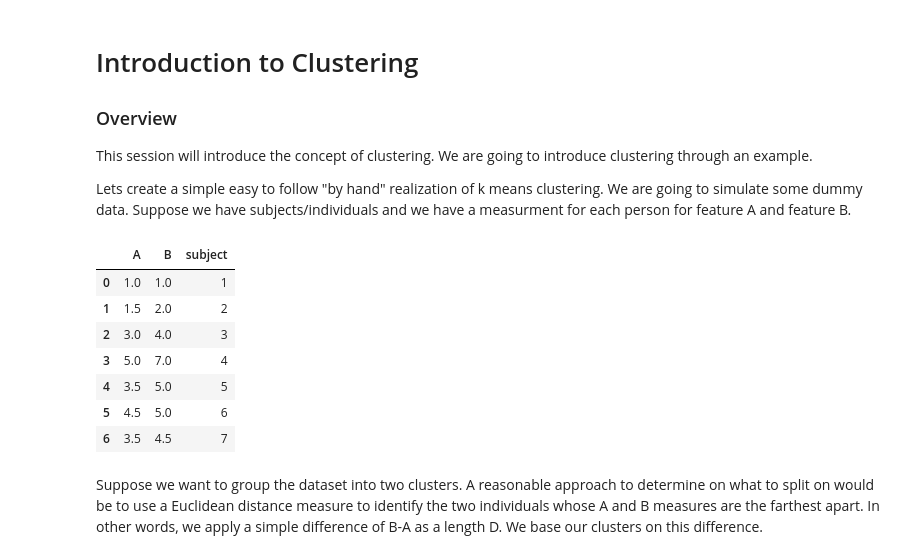
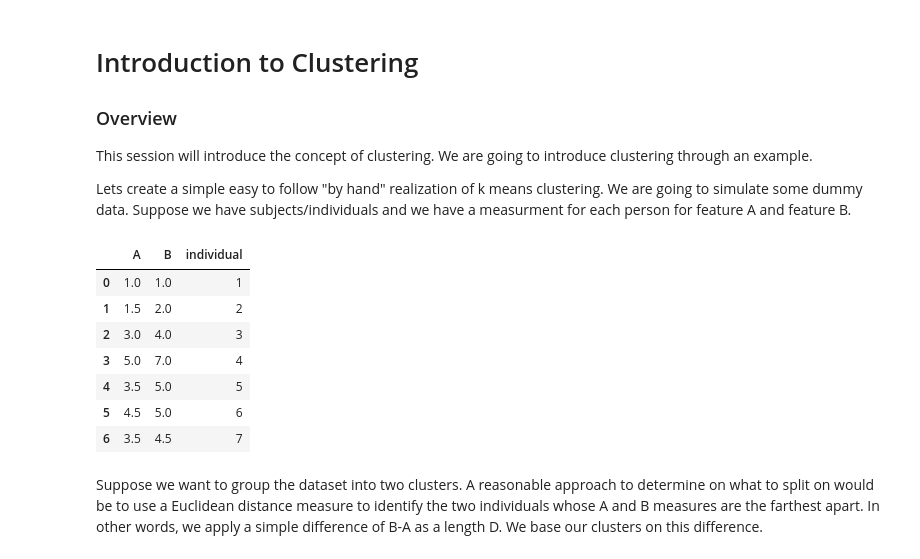
Before and after one commit to vindication09/Clustering-, a Jupyter notebook: Notebook_lessons/Introduction to Clustering .ipynb, the cells around one changed output. Drawn from its saved outputs; the diff is of its cells as text; code cells hidden in the pictures.

```diff
--- a/Notebook_lessons/Introduction to Clustering .ipynb
+++ b/Notebook_lessons/Introduction to Clustering .ipynb
@@ -9,13 +9,13 @@ Lets create a simple easy to follow "by hand" realization of k means clustering.
 # %%
 import pandas as pd #bring in pandas module and assign it an alias
 
 data=pd.DataFrame({"individual":[1,2,3, 4, 5, 6, 7],
                    "A" : [1.0, 1.5, 3.0, 5.0, 3.5, 4.5, 3.5],
                   "B" : [1.0, 2.0, 4.0, 7.0, 5.0, 5.0, 4.5]}) #Use a dictrionary type to define columns and entries
 
-data.head(7)
+data
 # %% [output]
-|  | A | B | subject |
+|  | A | B | individual |
 | 0 | 1.0 | 1.0 | 1 |
 | 1 | 1.5 | 2.0 | 2 |
 | 2 | 3.0 | 4.0 | 3 |
```
Also changed, not shown: parts of 6 cells of this notebook.
